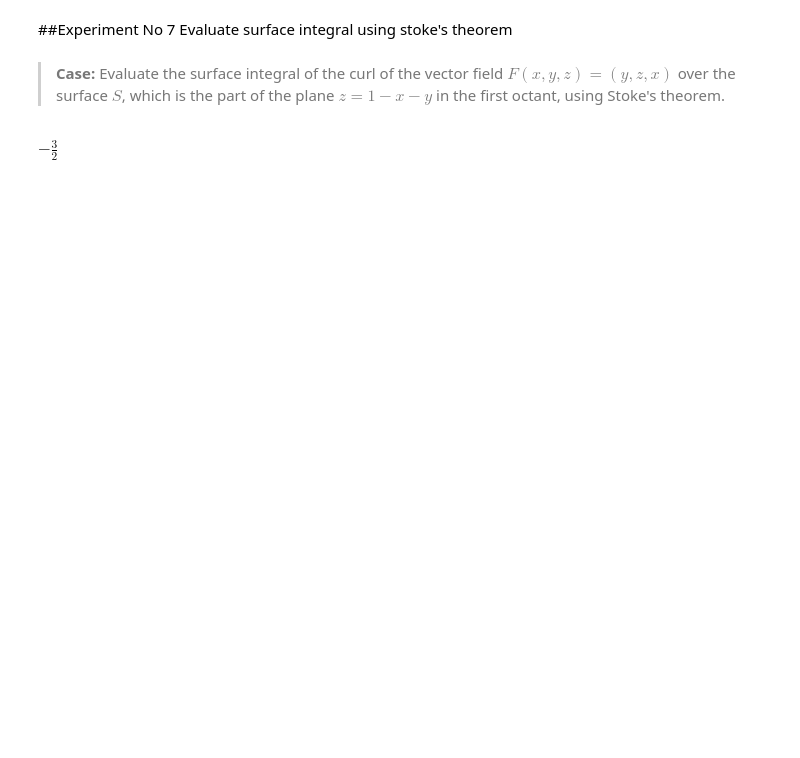
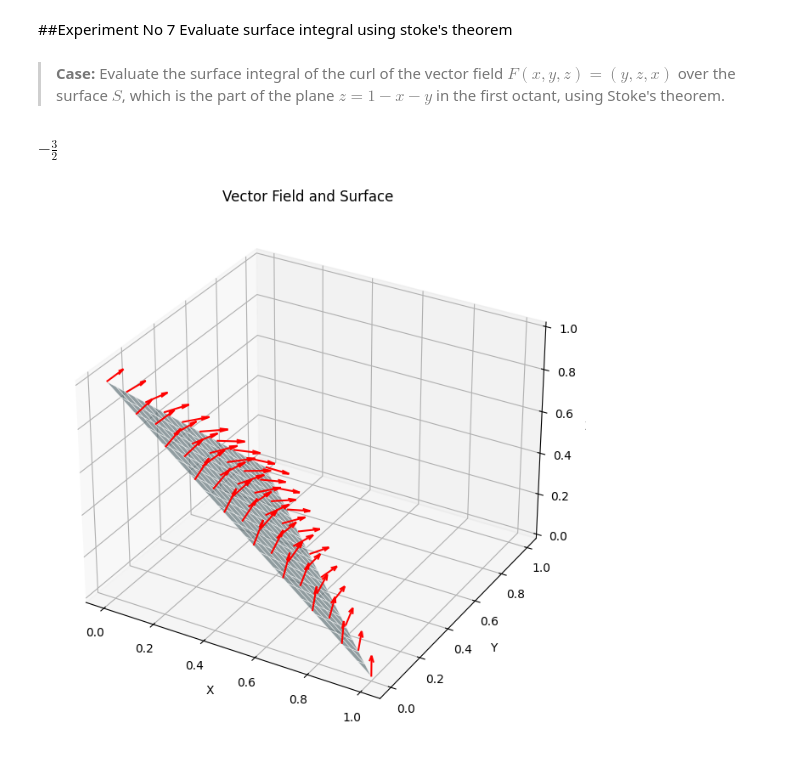
Before and after one commit to avbalwin/S2-Codebase, a Jupyter notebook: Experiment_No_7.ipynb, the cells around one changed output. Drawn from its saved outputs; the diff is of its cells as text; code cells hidden in the pictures; blank space fills up the shorter version.

```diff
--- a/Experiment_No_7.ipynb
+++ b/Experiment_No_7.ipynb
@@ -49,3 +49,54 @@ integral_uv = sp.integrate(integrand, (v, 0, 1 - u), (u, 0 , 1))
 integral_uv
 # %% [output]
 $\displaystyle - \frac{3}{2}$
+# %%
+ # Define the vector ield components
+def F(x,y,z):
+   return np.array([y,z,x])
+
+#Define the grid for the surface
+u_vals = np.linspace(0,1,20)
+v_vals = np.linspace(0,1, 20)
+U , V = np.meshgrid(u_vals, v_vals)
+X = U
+Y = V
+Z = 1 - U - V
+
+# Mask the values that are out of the first octant
+mask = ( U + V > 1)
+X[mask] = np.nan
+Y[mask] = np.nan
+Z[mask] = np.nan
+
+#Create 3D plot
+fig = plt.figure(figsize=(10,8))
+ax = fig.add_subplot(111, projection = '3d')
+
+#Plot the surface
+ax.plot_surface(X,Y,Z, color = 'lightblue', alpha = 0.6 , edgecolor = 'w', linewidth = 0.5)
+
+# Create a grid for the vector fiels arrows
+x_vals = np.linspace(0,1,10)
+y_vals = np.linspace(0,1,10)
+X , Y = np.meshgrid(x_vals, y_vals)
+Z = 1 - X - Y
+# Mask the values that are out of the first octant
+mask = (X + Y > 1)
+X[mask] = np.nan
+Y[mask] = np.nan
+Z[mask] = np.nan
+
+# Compute the vector field components at the grid points
+U , V , W = F(X,Y,Z)
+
+# Plot the vector field arrows
+ax.quiver(X,Y,Z,U,V,W, length = 0.1, normalize = True, color = 'r')
+
+# Add labels and title
+ax.set_xlabel('X')
+ax.set_ylabel('Y')
+ax.set_zlabel('Z')
+ax.set_title('Vector Field and Surface')
+plt.show()
+# %% [output]
+[figure, added]
```
Also changed, not shown: parts of 3 cells of this notebook.
